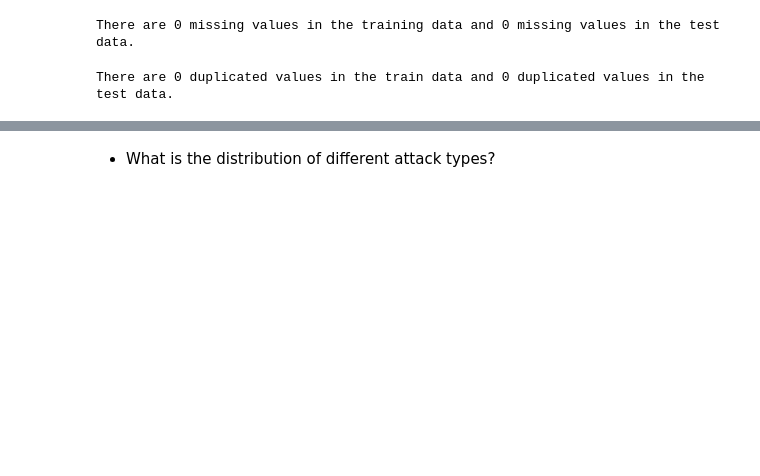
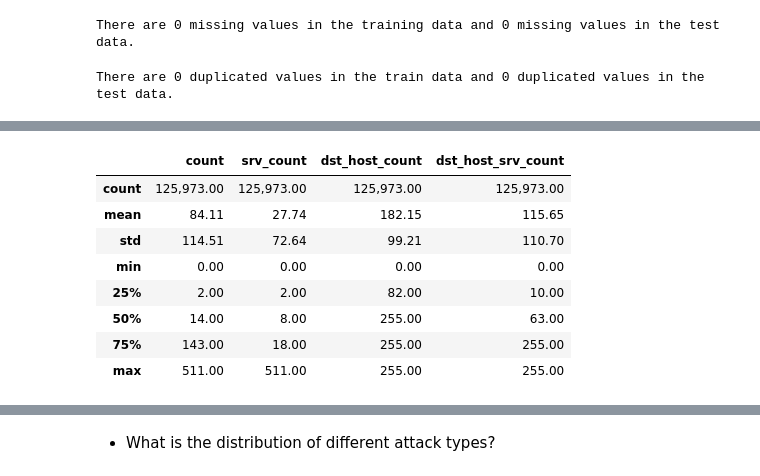
Before and after one commit to A-Lachs/cs-intrusion-detection-system, a Jupyter notebook: eda/eda.ipynb, the cells around one changed output, grey strips where cells are left out. Cells and saved outputs as stored; diff of their text form; code cells hidden in the pictures; blank space fills up the shorter version.

```diff
--- a/eda/eda.ipynb
+++ b/eda/eda.ipynb
@@ -195,0 +600,13 @@ num_features.add("dst_host_srv_count")
+# %%
+count_features = ["count", "srv_count", "dst_host_count", "dst_host_srv_count"]
+train_data[count_features].describe()
+# %% [output]
+|  | count | srv_count | dst_host_count | dst_host_srv_count |
+| count | 125,973.00 | 125,973.00 | 125,973.00 | 125,973.00 |
+| mean | 84.11 | 27.74 | 182.15 | 115.65 |
+| std | 114.51 | 72.64 | 99.21 | 110.70 |
+| min | 0.00 | 0.00 | 0.00 | 0.00 |
+| 25% | 2.00 | 2.00 | 82.00 | 10.00 |
+| 50% | 14.00 | 8.00 | 255.00 | 63.00 |
+| 75% | 143.00 | 18.00 | 255.00 | 255.00 |
+| max | 511.00 | 511.00 | 255.00 | 255.00 |
```
Also changed, not shown: parts of 125 cells of this notebook.
